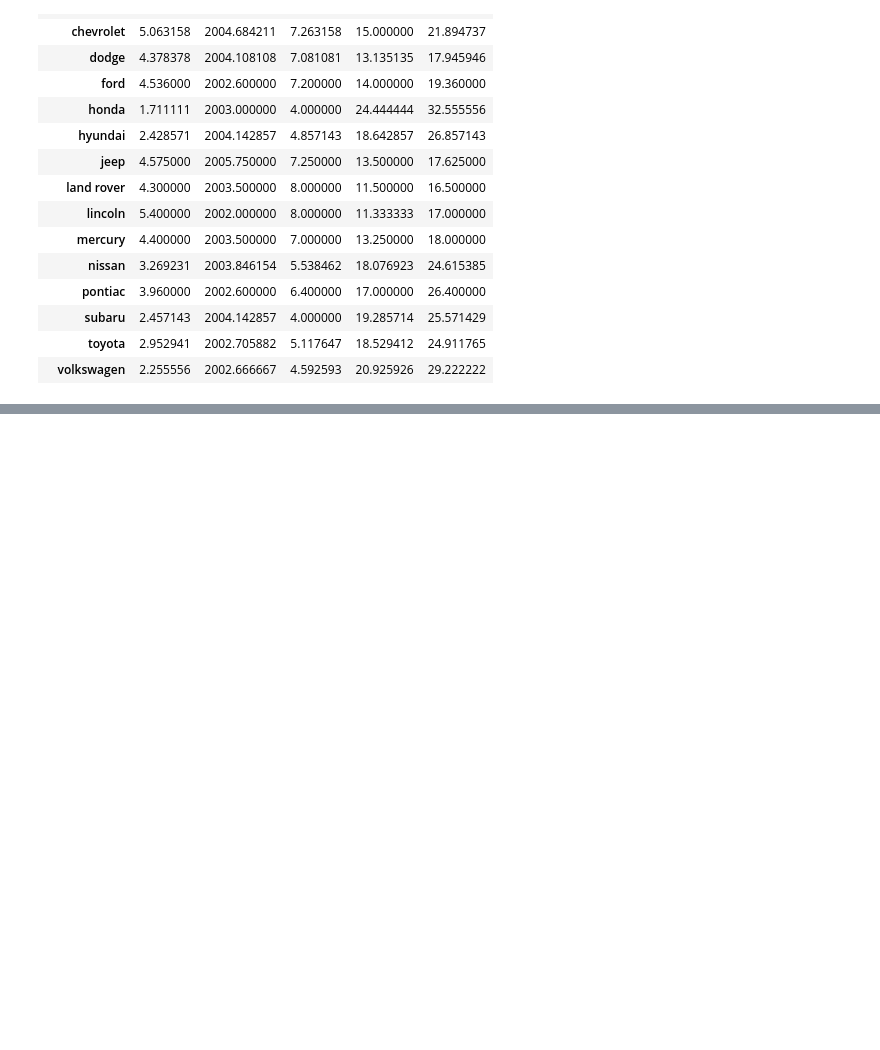
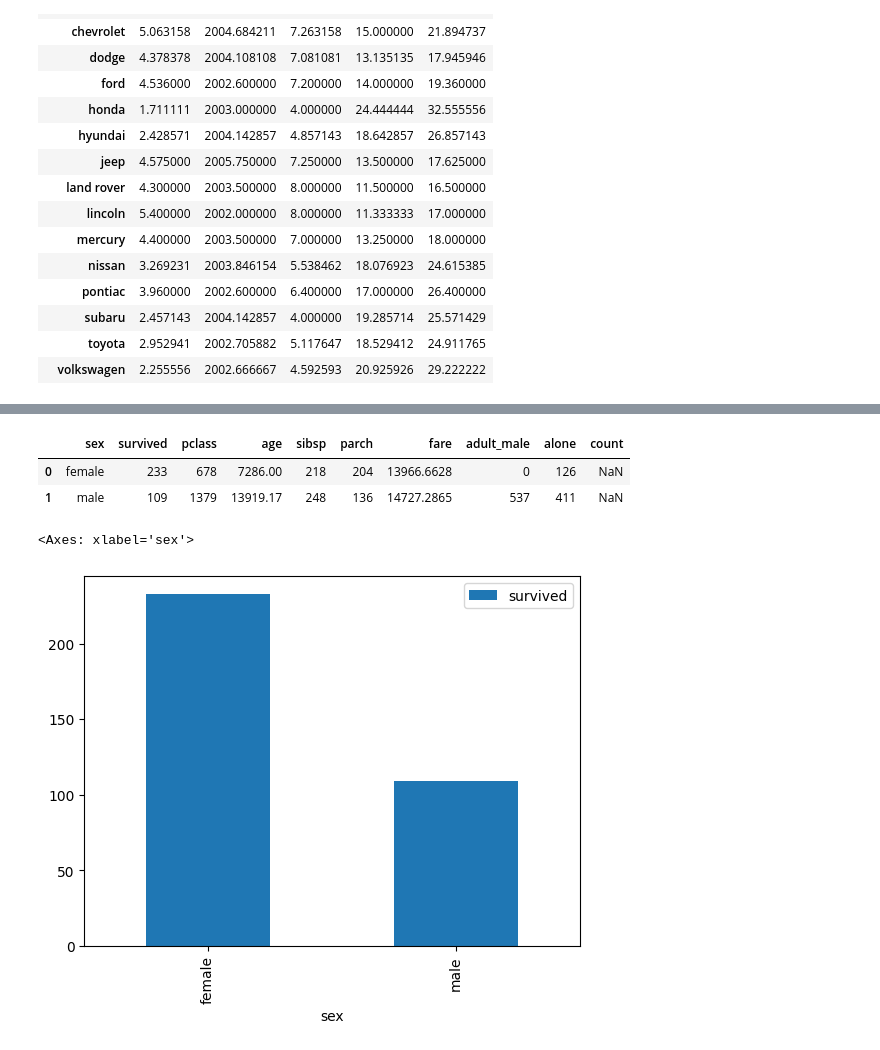
Before and after one commit to ha-es/doit_python, a Jupyter notebook: BDA/하은서73_0409_필수2.ipynb, the cells around one changed output, grey strips where cells are left out. Drawn from its saved outputs; the diff is of its cells as text; code cells hidden in the pictures; blank space fills up the shorter version.

```diff
--- a/BDA/하은서73_0409_필수2.ipynb
+++ b/BDA/하은서73_0409_필수2.ipynb
@@ -77,0 +63,3 @@ mpg_cg['hwy'].plot(kind='bar')
+# %%
+titanic = sns.load_dataset('titanic')
+titanic
@@ -77,0 +101,3 @@ mpg_cg['hwy'].plot(kind='bar')
+# %%
+count = titanic['sex'].value_counts()
+count
@@ -77,0 +128,14 @@ mpg_cg['hwy'].plot(kind='bar')
+# %%
+titanic_df = titanic.groupby('sex', as_index=False).sum()
+
+titanic_df['count'] = count
+titanic_df
+# %% [output]
+|  | sex | survived | pclass | age | sibsp | parch | fare | adult_male | alone | count |
+| 0 | female | 233 | 678 | 7286.00 | 218 | 204 | 13966.6628 | 0 | 126 | NaN |
+| 1 | male | 109 | 1379 | 13919.17 | 248 | 136 | 14727.2865 | 537 | 411 | NaN |
+# %%
+titanic_df.plot.bar(y='survived')
+# %% [output]
+<Axes: xlabel='sex'>
+[figure, added]
```
Also changed, not shown: parts of 12 cells of this notebook, 2 other files.
